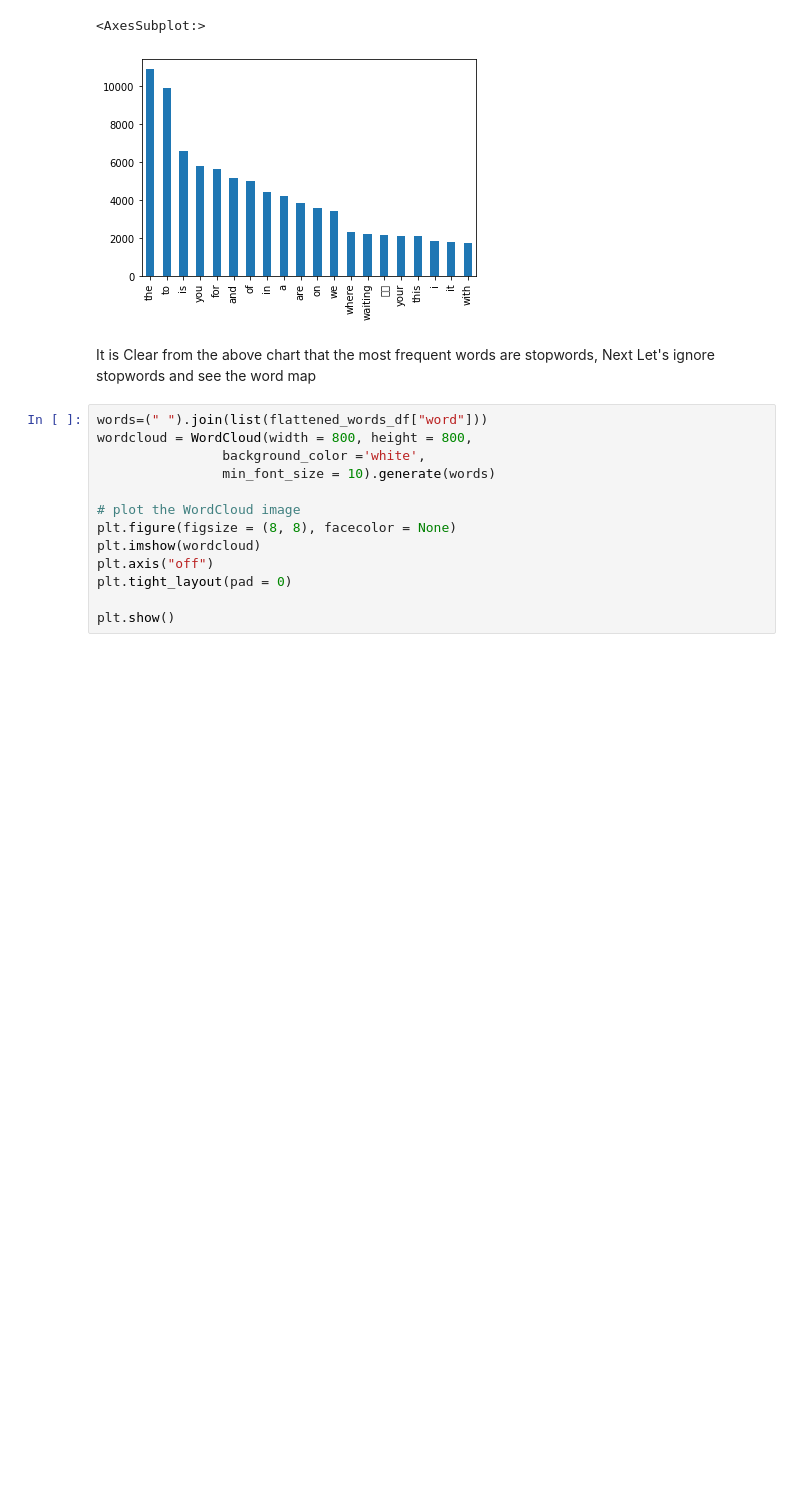
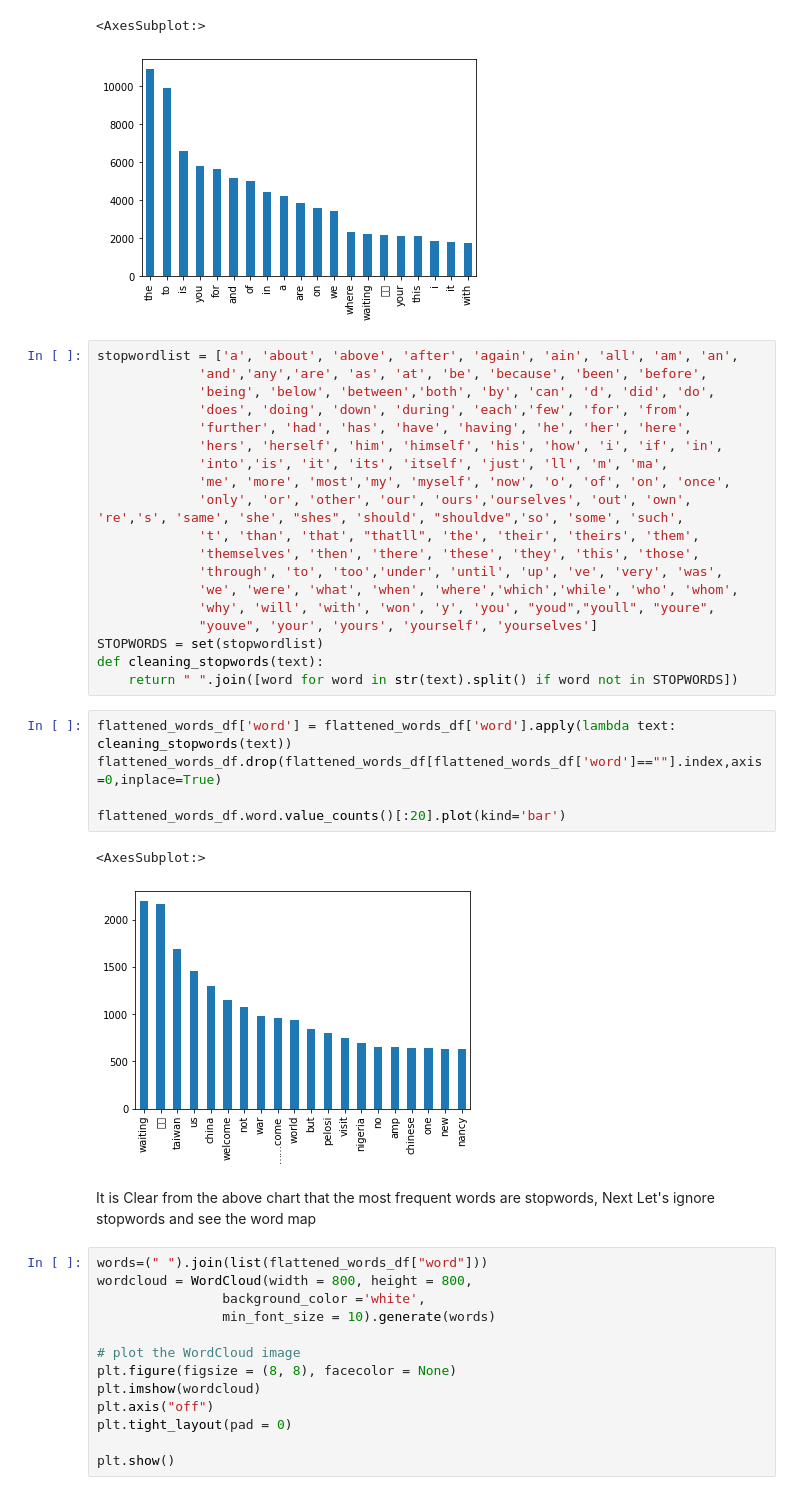
Before and after one commit to Nathnael12/Twitter-Data-Analysis, a Jupyter notebook: notebooks/data_exploration.ipynb, the cells around one changed output. Drawn from its saved outputs; the diff is of its cells as text; blank space fills up the shorter version.

Commit message:
ommit stopwords in data exploration

```diff
--- a/notebooks/data_exploration.ipynb
+++ b/notebooks/data_exploration.ipynb
@@ -274,6 +274,33 @@ flattened_words_df.word.value_counts()[:20].plot(kind='bar')
 # %% [output]
 <AxesSubplot:>
 [figure]
+# %%
+stopwordlist = ['a', 'about', 'above', 'after', 'again', 'ain', 'all', 'am', 'an',
+             'and','any','are', 'as', 'at', 'be', 'because', 'been', 'before',
+             'being', 'below', 'between','both', 'by', 'can', 'd', 'did', 'do',
+             'does', 'doing', 'down', 'during', 'each','few', 'for', 'from',
+             'further', 'had', 'has', 'have', 'having', 'he', 'her', 'here',
+             'hers', 'herself', 'him', 'himself', 'his', 'how', 'i', 'if', 'in',
+             'into','is', 'it', 'its', 'itself', 'just', 'll', 'm', 'ma',
+             'me', 'more', 'most','my', 'myself', 'now', 'o', 'of', 'on', 'once',
+             'only', 'or', 'other', 'our', 'ours','ourselves', 'out', 'own', 're','s', 'same', 'she', "shes", 'should', "shouldve",'so', 'some', 'such',
+             't', 'than', 'that', "thatll", 'the', 'their', 'theirs', 'them',
+             'themselves', 'then', 'there', 'these', 'they', 'this', 'those',
+             'through', 'to', 'too','under', 'until', 'up', 've', 'very', 'was',
+             'we', 'were', 'what', 'when', 'where','which','while', 'who', 'whom',
+             'why', 'will', 'with', 'won', 'y', 'you', "youd","youll", "youre",
+             "youve", 'your', 'yours', 'yourself', 'yourselves']
+STOPWORDS = set(stopwordlist)
+def cleaning_stopwords(text):
+    return " ".join([word for word in str(text).split() if word not in STOPWORDS])
+# %%
+flattened_words_df['word'] = flattened_words_df['word'].apply(lambda text: cleaning_stopwords(text))
+flattened_words_df.drop(flattened_words_df[flattened_words_df['word']==""].index,axis=0,inplace=True)
+
+flattened_words_df.word.value_counts()[:20].plot(kind='bar')
+# %% [output]
+<AxesSubplot:>
+[figure, added]
 # %% [markdown]
 It is Clear from the above chart that the most frequent words are stopwords, Next Let's ignore stopwords and see the word map
 # %%
```
